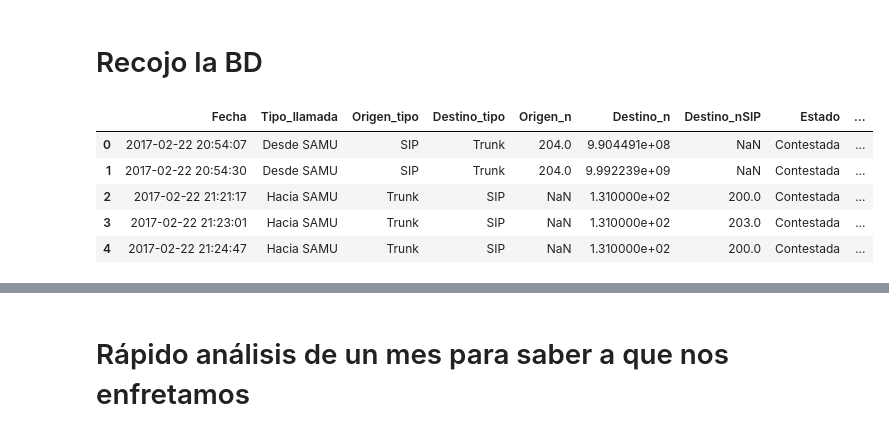
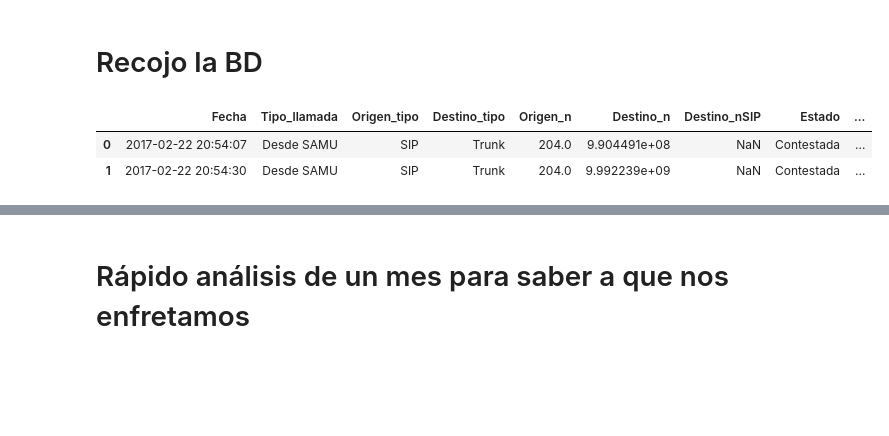
Before and after one commit to superegi/analisis_SAMU, a Jupyter notebook: Analisis llamadas 131/Llamadas 131.ipynb, the cells around one changed output, grey strips where cells are left out. Cells and saved outputs as stored; diff of their text form; code cells hidden in the pictures; blank space fills up the shorter version.

```diff
--- a/Analisis llamadas 131/Llamadas 131.ipynb
+++ b/Analisis llamadas 131/Llamadas 131.ipynb
@@ -53,11 +53,8 @@ for script in scripts:
 # Recojo la BD
 # %%
 BD = pd.read_pickle('./llamadas_contraspaso.pkl')
-BD.head()
+BD.head(2)
 # %% [output]
 |  | Fecha | Tipo_llamada | Origen_tipo | Destino_tipo | Origen_n | Destino_n | Destino_nSIP | Estado | ... |
 | 0 | 2017-02-22 20:54:07 | Desde SAMU | SIP | Trunk | 204.0 | 9.904491e+08 | NaN | Contestada | ... |
 | 1 | 2017-02-22 20:54:30 | Desde SAMU | SIP | Trunk | 204.0 | 9.992239e+09 | NaN | Contestada | ... |
-| 2 | 2017-02-22 21:21:17 | Hacia SAMU | Trunk | SIP | NaN | 1.310000e+02 | 200.0 | Contestada | ... |
-| 3 | 2017-02-22 21:23:01 | Hacia SAMU | Trunk | SIP | NaN | 1.310000e+02 | 203.0 | Contestada | ... |
-| 4 | 2017-02-22 21:24:47 | Hacia SAMU | Trunk | SIP | NaN | 1.310000e+02 | 200.0 | Contestada | ... |
```
Also changed, not shown: parts of 20 cells of this notebook, 10 other files.
